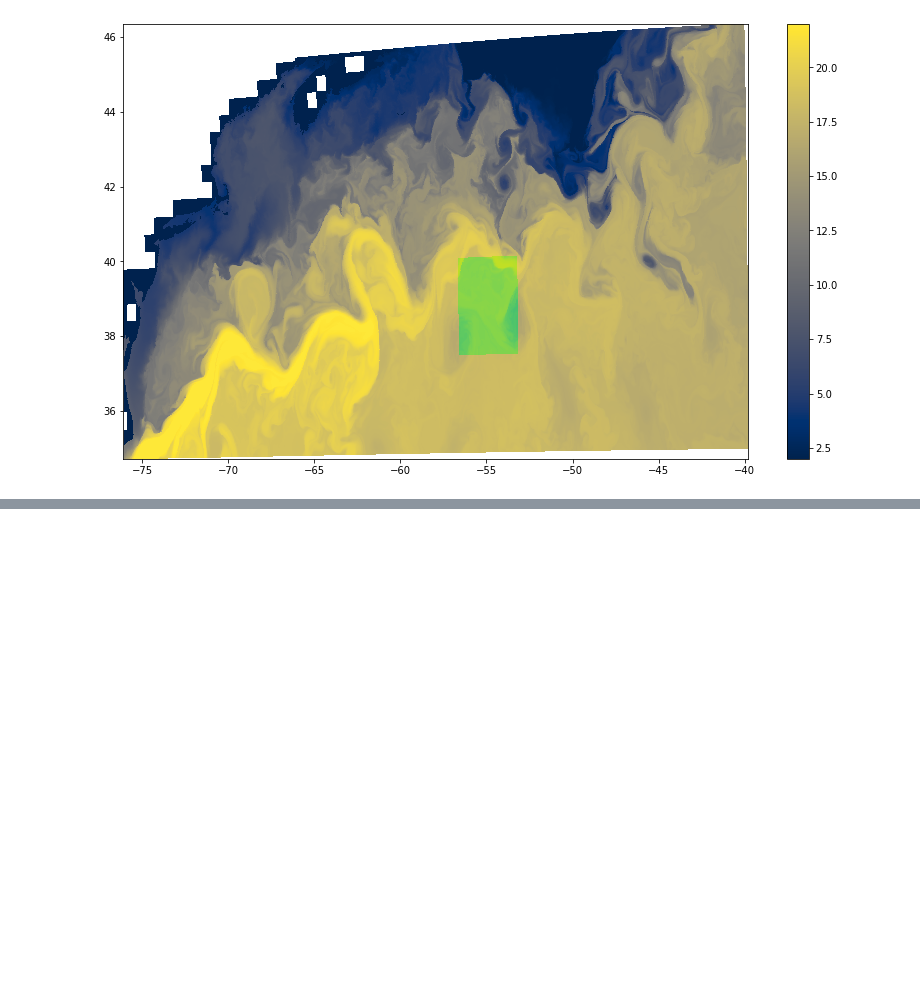
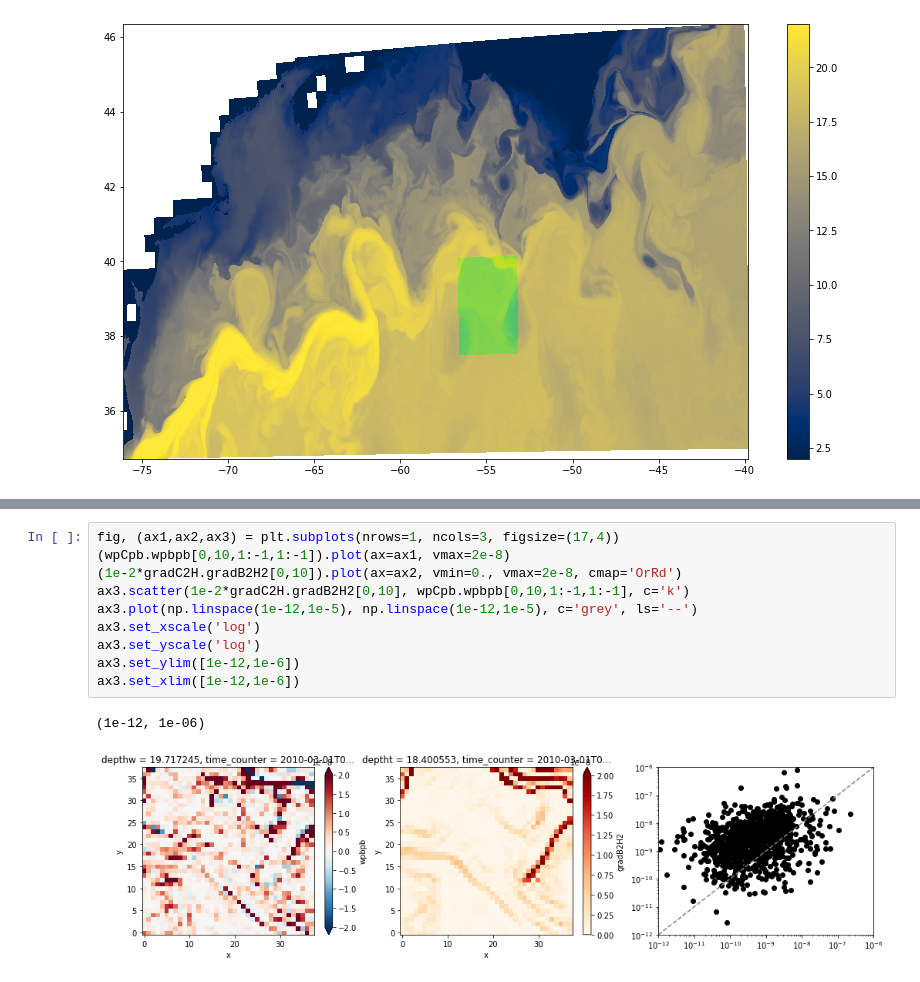
Before and after one commit to roxyboy/eNATL-jupynb, a Jupyter notebook: Dewar-domain/Reunion/Reunion_14-10-2019.ipynb, the cells around one changed output, grey strips where cells are left out. Saved outputs shown, nothing was run; the diff lists cells and outputs as text; blank space fills up the shorter version.

```diff
--- a/Dewar-domain/Reunion/Reunion_14-10-2019.ipynb
+++ b/Dewar-domain/Reunion/Reunion_14-10-2019.ipynb
@@ -127,3 +138,16 @@ Text(0, 0.5, "$\\overline{w's'}^{xy}$ ($\\times 10^{-5}$) [m (g/kg) s$^{-1}$]")
+# %%
+fig, (ax1,ax2,ax3) = plt.subplots(nrows=1, ncols=3, figsize=(17,4))
+(wpCpb.wpbpb[0,10,1:-1,1:-1]).plot(ax=ax1, vmax=2e-8)
+(1e-2*gradC2H.gradB2H2[0,10]).plot(ax=ax2, vmin=0., vmax=2e-8, cmap='OrRd')
+ax3.scatter(1e-2*gradC2H.gradB2H2[0,10], wpCpb.wpbpb[0,10,1:-1,1:-1], c='k')
+ax3.plot(np.linspace(1e-12,1e-5), np.linspace(1e-12,1e-5), c='grey', ls='--')
+ax3.set_xscale('log')
+ax3.set_yscale('log')
+ax3.set_ylim([1e-12,1e-6])
+ax3.set_xlim([1e-12,1e-6])
+# %% [output]
+(1e-12, 1e-06)
+[figure, added]
 # %%
 fig, (ax1,ax2,ax3) = plt.subplots(nrows=1, ncols=3, figsize=(15,5))
 fig.set_tight_layout(True)
```
Also changed, not shown: parts of 5 cells of this notebook.
